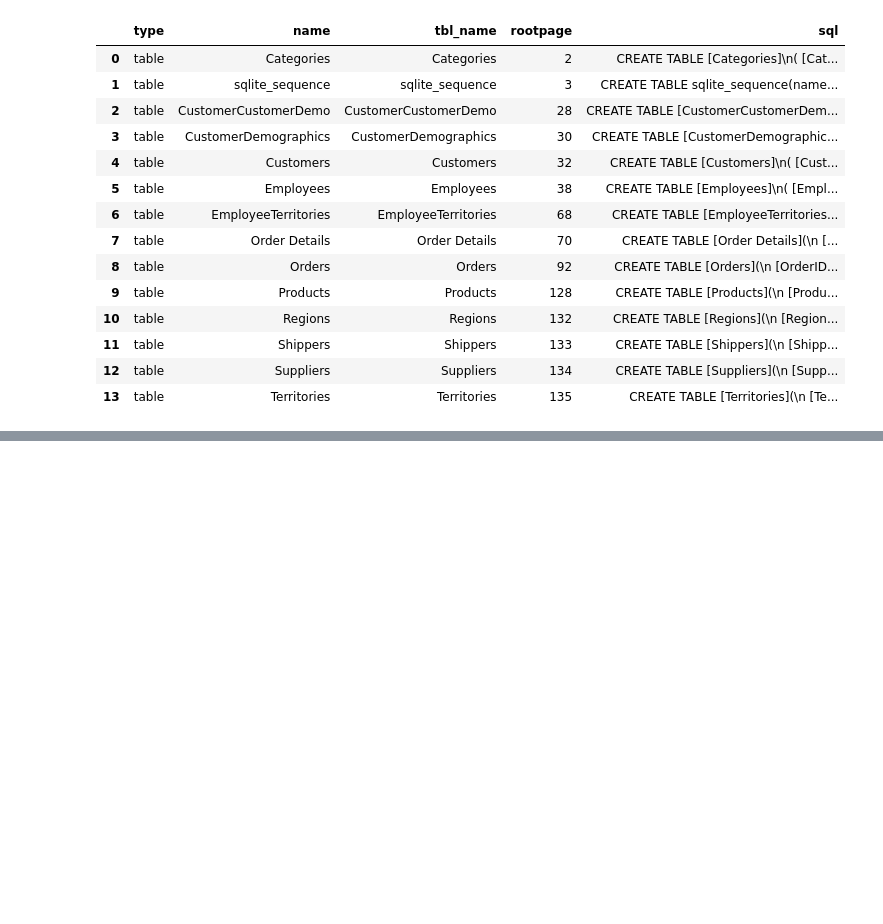
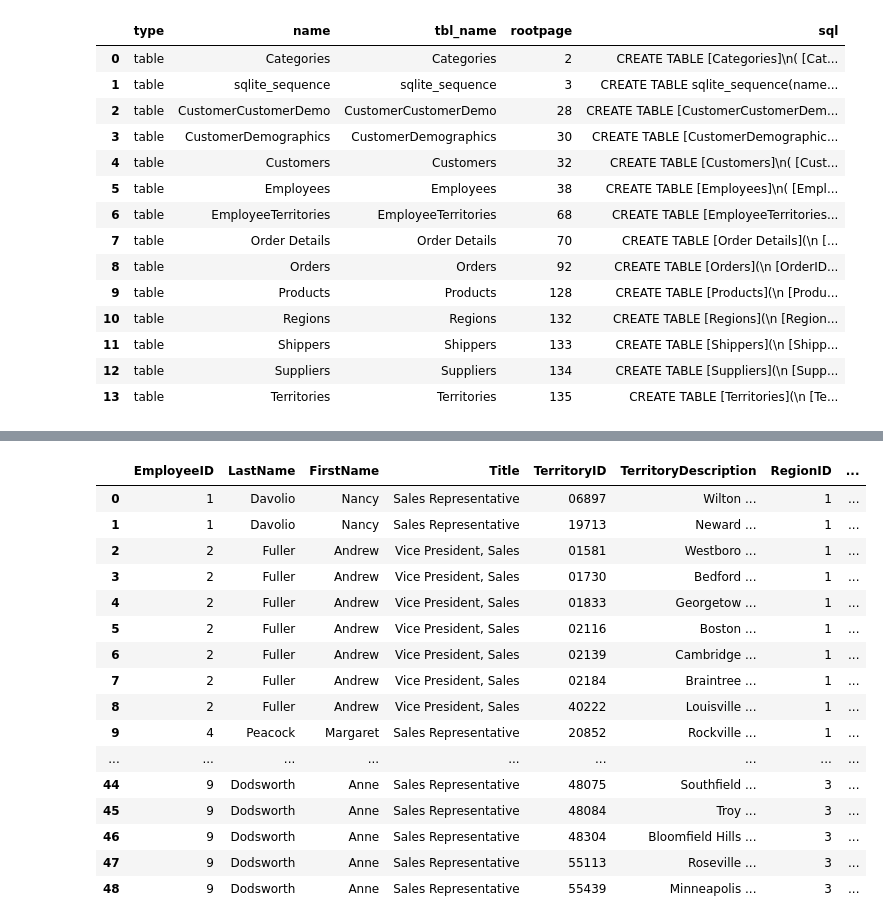
Before and after one commit to xaviergenelin/Big-Data-Project, a Jupyter notebook: Group_13_Part_2.ipynb, the cells around one changed output, grey strips where cells are left out. Drawn from its saved outputs; the diff is of its cells as text; code cells hidden in the pictures; blank space fills up the shorter version.

Commit message:
Started assessing total employee sales and sales across the years

```diff
--- a/Group_13_Part_2.ipynb
+++ b/Group_13_Part_2.ipynb
@@ -32,0 +101,15 @@ pd.read_sql('SELECT * FROM sqlite_schema WHERE type = \'table\'', con)
+# %%
+# Merge employee information with their associated territory ID
+territory_ID = pd.merge(
+    left = pd.read_sql("SELECT EmployeeID, LastName, FirstName,  TITLE FROM Employees", con),
+    right = pd.read_sql("SELECT EmployeeID,  TerritoryID FROM EmployeeTerritories", con),
+    how = "inner",
+    on = "EmployeeID")
+# %%
+# Retrieve territory descriptions and region ID for each employee
+territory_desc = pd.merge(
+    left = territory_ID,
+    right = pd.read_sql("SELECT * FROM Territories", con),
+    how = "inner",
+    on = "TerritoryID")
+territory_desc
@@ -32,0 +134,26 @@ pd.read_sql('SELECT * FROM sqlite_schema WHERE type = \'table\'', con)
+# %%
+# Retrieve order IDs for each employee
+region_desc = pd.merge(
+    left = territory_desc,
+    right = pd.read_sql("SELECT * FROM Regions", con),
+    how = "inner",
+    on = "RegionID")
+region_desc
+# %% [output]
+|  | EmployeeID | LastName | FirstName | Title | TerritoryID | TerritoryDescription | RegionID | ... |
+| 0 | 1 | Davolio | Nancy | Sales Representative | 06897 | Wilton ... | 1 | ... |
+| 1 | 1 | Davolio | Nancy | Sales Representative | 19713 | Neward ... | 1 | ... |
+| 2 | 2 | Fuller | Andrew | Vice President, Sales | 01581 | Westboro ... | 1 | ... |
+| 3 | 2 | Fuller | Andrew | Vice President, Sales | 01730 | Bedford ... | 1 | ... |
+| 4 | 2 | Fuller | Andrew | Vice President, Sales | 01833 | Georgetow ... | 1 | ... |
+| 5 | 2 | Fuller | Andrew | Vice President, Sales | 02116 | Boston ... | 1 | ... |
+| 6 | 2 | Fuller | Andrew | Vice President, Sales | 02139 | Cambridge ... | 1 | ... |
+| 7 | 2 | Fuller | Andrew | Vice President, Sales | 02184 | Braintree ... | 1 | ... |
+| 8 | 2 | Fuller | Andrew | Vice President, Sales | 40222 | Louisville ... | 1 | ... |
+| 9 | 4 | Peacock | Margaret | Sales Representative | 20852 | Rockville ... | 1 | ... |
+| ... | ... | ... | ... | ... | ... | ... | ... | ... |
+| 44 | 9 | Dodsworth | Anne | Sales Representative | 48075 | Southfield ... | 3 | ... |
+| 45 | 9 | Dodsworth | Anne | Sales Representative | 48084 | Troy ... | 3 | ... |
+| 46 | 9 | Dodsworth | Anne | Sales Representative | 48304 | Bloomfield Hills ... | 3 | ... |
+| 47 | 9 | Dodsworth | Anne | Sales Representative | 55113 | Roseville ... | 3 | ... |
+| 48 | 9 | Dodsworth | Anne | Sales Representative | 55439 | Minneapolis ... | 3 | ... |
```
Also changed, not shown: parts of 13 cells of this notebook.
